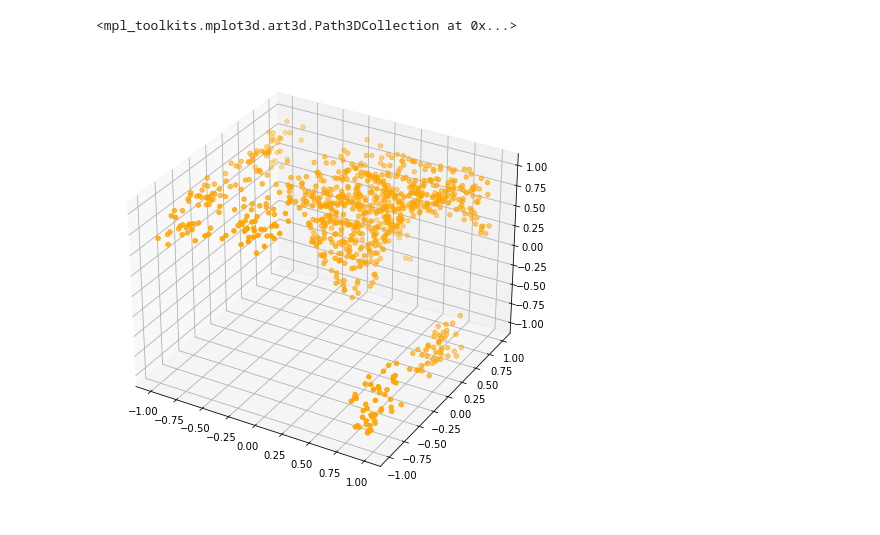
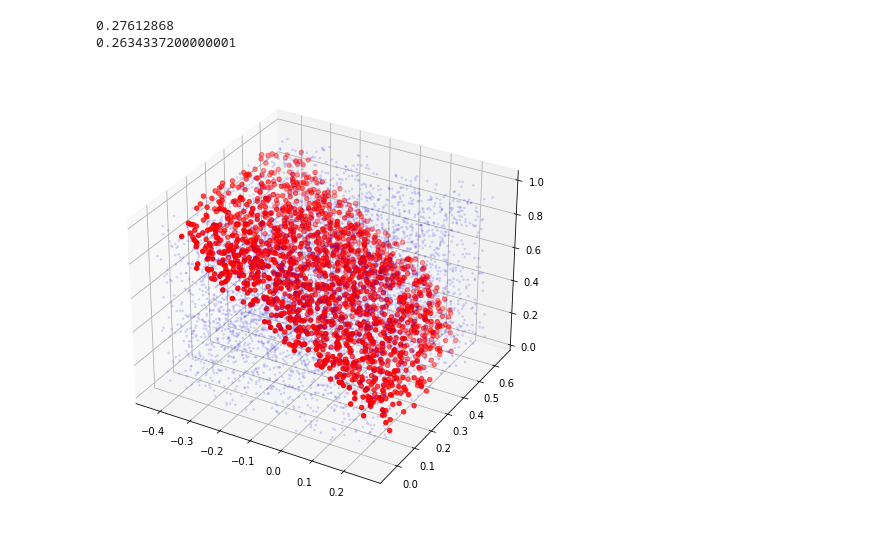
Before and after one commit to elliemay481/HistoryMatching, a Jupyter notebook: historymatch/PackageTest.ipynb, the cells around one changed output. Saved outputs shown, nothing was run; the diff lists cells and outputs as text; code cells hidden in the pictures.

```diff
--- a/historymatch/PackageTest.ipynb
+++ b/historymatch/PackageTest.ipynb
@@ -28,7 +28,7 @@ function2 = np.vectorize(model_eqn_2)
 # %%
 # define parameter space
 x_bound = np.array([0.1, 1])
-Nx = 8
+Nx = 12
 xvals = np.linspace(x_bound[0], x_bound[-1], Nx)
 
 theta_0_bound = np.array([-1, 1]).reshape(1,-1)
@@ -243,9 +244,9 @@ ax.legend(loc='center')
 # %%
-nwaves = 4
+nwaves = 5
 ndim = 3
 # %%
 HM = historymatch.HistoryMatch(obs_data,
-                               ndim, true_model, 'GP', 'ellipsoid',
+                               ndim, true_model, 'GP', 'hypercube',
                                parameter_bounds, var_exp_f1, 0.001)
 
 results = HM.run(nwaves=nwaves)
@@ -266,12 +275,16 @@ plot.plotcorner(results.samples[0], parameter_bounds, 3, Fig=(fig,axes), labels=
 # %%
 fig = plt.figure(figsize=(10,8))
 ax = plt.axes(projection='3d')
 
 theta_test = results.test_pts
 nonimp = results.regions
 
-ax.scatter(nonimp[0][:,0], nonimp[0][:,1], nonimp[0][:,2], color='orange')
-#ax.scatter(theta_test[1][:,0], theta_test[1][:,1], theta_test[1][:,2], color='blue')
+ax.scatter(theta_test[2][:,0], theta_test[2][:,1], theta_test[2][:,2], s=3, color='blue', alpha=0.1)
+ax.scatter(nonimp[1][:,0], nonimp[1][:,1], nonimp[1][:,2], color='red')
+
+print(np.max(theta_test[1][:,0]))
+print(np.max(nonimp[1][:,0]))
 # %% [output]
-<mpl_toolkits.mplot3d.art3d.Path3DCollection at 0x...>
+0.27612868
+0.2634337200000001
-[figure, old version]
+[figure, new version]
```
Also changed, not shown: parts of 5 cells of this notebook, 1 other file.
